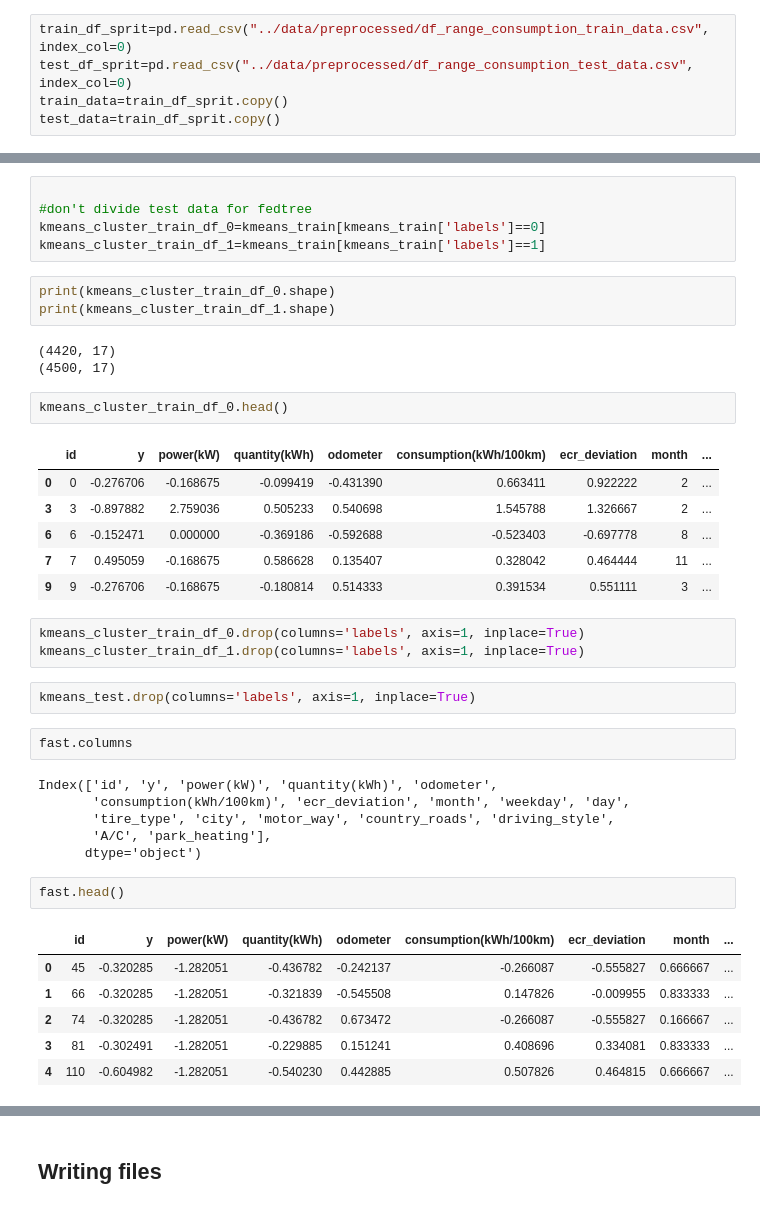
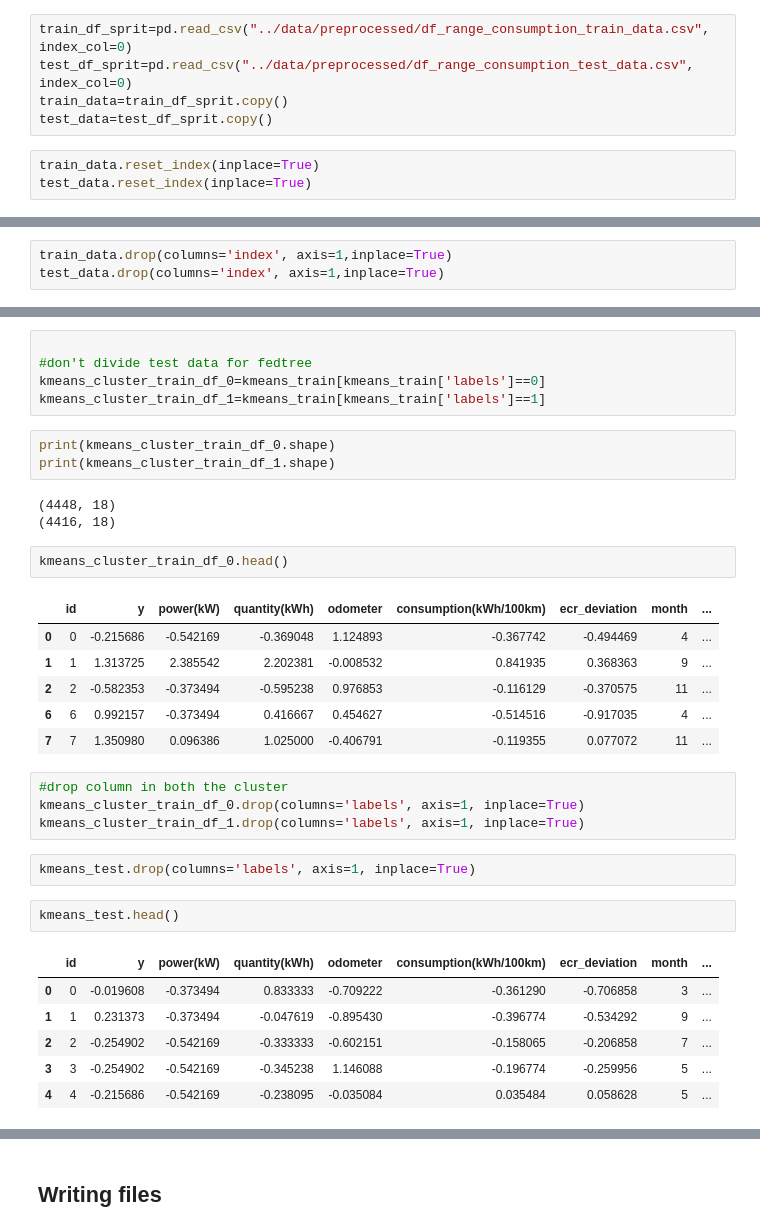
Before and after one commit to shruthidhl/Eletric_vehicle_Range_Prediction, a Jupyter notebook: notebooks/5. Personalization.ipynb, the cells around one changed output, grey strips where cells are left out. Cells and saved outputs as stored; diff of their text form.

```diff
--- a/notebooks/5. Personalization.ipynb
+++ b/notebooks/5. Personalization.ipynb
@@ -16,4 +16,7 @@ from  sklearn.model_selection import train_test_split
 train_df_sprit=pd.read_csv("../data/preprocessed/df_range_consumption_train_data.csv", index_col=0)
 test_df_sprit=pd.read_csv("../data/preprocessed/df_range_consumption_test_data.csv", index_col=0)
 train_data=train_df_sprit.copy()
-test_data=train_df_sprit.copy()
+test_data=test_df_sprit.copy()
+# %%
+train_data.reset_index(inplace=True)
+test_data.reset_index(inplace=True)
@@ -19,0 +47,3 @@ test_data=train_df_sprit.copy()
+# %%
+train_data.drop(columns='index', axis=1,inplace=True)
+test_data.drop(columns='index', axis=1,inplace=True)
@@ -307,39 +317,32 @@ kmeans_cluster_train_df_1=kmeans_train[kmeans_train['labels']==1]
 print(kmeans_cluster_train_df_0.shape)
 print(kmeans_cluster_train_df_1.shape)
 # %% [output]
-(4420, 17)
-(4500, 17)
+(4448, 18)
+(4416, 18)
 # %%
 kmeans_cluster_train_df_0.head()
 # %% [output]
 |  | id | y | power(kW) | quantity(kWh) | odometer | consumption(kWh/100km) | ecr_deviation | month | ... |
-| 0 | 0 | -0.276706 | -0.168675 | -0.099419 | -0.431390 | 0.663411 | 0.922222 | 2 | ... |
-| 3 | 3 | -0.897882 | 2.759036 | 0.505233 | 0.540698 | 1.545788 | 1.326667 | 2 | ... |
-| 6 | 6 | -0.152471 | 0.000000 | -0.369186 | -0.592688 | -0.523403 | -0.697778 | 8 | ... |
-| 7 | 7 | 0.495059 | -0.168675 | 0.586628 | 0.135407 | 0.328042 | 0.464444 | 11 | ... |
-| 9 | 9 | -0.276706 | -0.168675 | -0.180814 | 0.514333 | 0.391534 | 0.551111 | 3 | ... |
+| 0 | 0 | -0.215686 | -0.542169 | -0.369048 | 1.124893 | -0.367742 | -0.494469 | 4 | ... |
+| 1 | 1 | 1.313725 | 2.385542 | 2.202381 | -0.008532 | 0.841935 | 0.368363 | 9 | ... |
+| 2 | 2 | -0.582353 | -0.373494 | -0.595238 | 0.976853 | -0.116129 | -0.370575 | 11 | ... |
+| 6 | 6 | 0.992157 | -0.373494 | 0.416667 | 0.454627 | -0.514516 | -0.917035 | 4 | ... |
+| 7 | 7 | 1.350980 | 0.096386 | 1.025000 | -0.406791 | -0.119355 | 0.077072 | 11 | ... |
 # %%
+#drop column in both the cluster
 kmeans_cluster_train_df_0.drop(columns='labels', axis=1, inplace=True)
 kmeans_cluster_train_df_1.drop(columns='labels', axis=1, inplace=True)
 # %%
 kmeans_test.drop(columns='labels', axis=1, inplace=True)
-# %%
-fast.columns
-# %% [output]
-Index(['id', 'y', 'power(kW)', 'quantity(kWh)', 'odometer',
-       'consumption(kWh/100km)', 'ecr_deviation', 'month', 'weekday', 'day',
-       'tire_type', 'city', 'motor_way', 'country_roads', 'driving_style',
-       'A/C', 'park_heating'],
-      dtype='object')
 # %%
-fast.head()
+kmeans_test.head()
 # %% [output]
 |  | id | y | power(kW) | quantity(kWh) | odometer | consumption(kWh/100km) | ecr_deviation | month | ... |
-| 0 | 45 | -0.320285 | -1.282051 | -0.436782 | -0.242137 | -0.266087 | -0.555827 | 0.666667 | ... |
-| 1 | 66 | -0.320285 | -1.282051 | -0.321839 | -0.545508 | 0.147826 | -0.009955 | 0.833333 | ... |
-| 2 | 74 | -0.320285 | -1.282051 | -0.436782 | 0.673472 | -0.266087 | -0.555827 | 0.166667 | ... |
-| 3 | 81 | -0.302491 | -1.282051 | -0.229885 | 0.151241 | 0.408696 | 0.334081 | 0.833333 | ... |
-| 4 | 110 | -0.604982 | -1.282051 | -0.540230 | 0.442885 | 0.507826 | 0.464815 | 0.666667 | ... |
+| 0 | 0 | -0.019608 | -0.373494 | 0.833333 | -0.709222 | -0.361290 | -0.706858 | 3 | ... |
+| 1 | 1 | 0.231373 | -0.373494 | -0.047619 | -0.895430 | -0.396774 | -0.534292 | 9 | ... |
+| 2 | 2 | -0.254902 | -0.542169 | -0.333333 | -0.602151 | -0.158065 | -0.206858 | 7 | ... |
+| 3 | 3 | -0.254902 | -0.542169 | -0.345238 | 1.146088 | -0.196774 | -0.259956 | 5 | ... |
+| 4 | 4 | -0.215686 | -0.542169 | -0.238095 | -0.035084 | 0.035484 | 0.058628 | 5 | ... |
 # %%
 kmeans_cluster_train_df_0.head()
 # %% [output]
```
Also changed, not shown: parts of 85 cells of this notebook, 49 other files.
